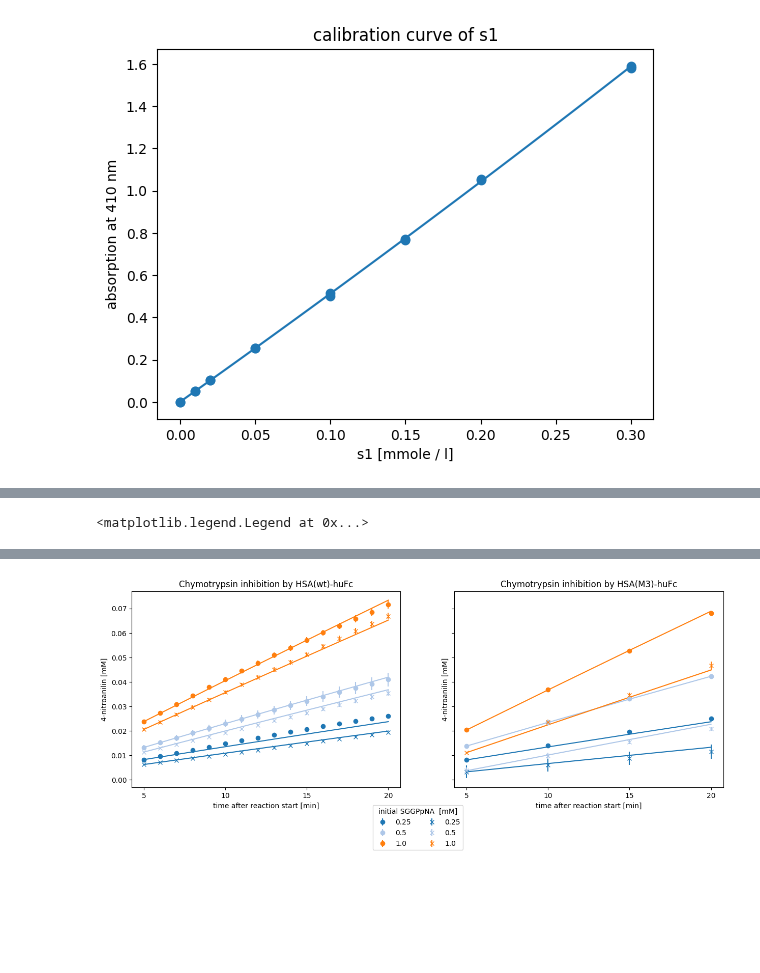
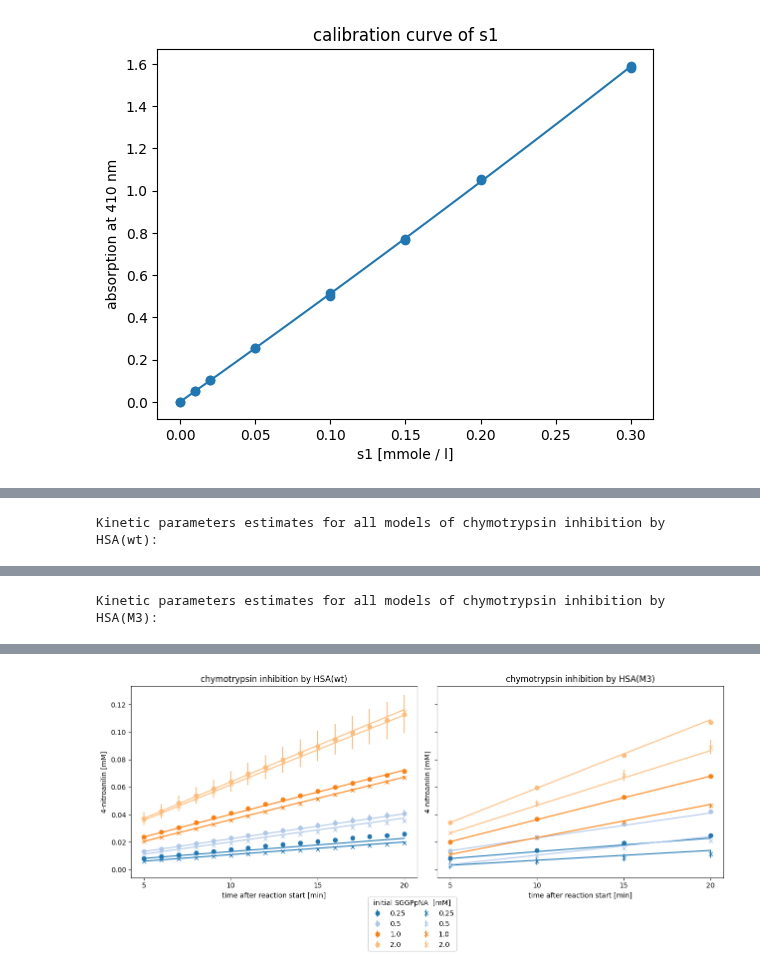
Before and after one commit to haeussma/masterthesis, a Jupyter notebook: _sources/scenarios/chymotrypsin_inhibition.ipynb, the cells around one changed output, grey strips where cells are left out. Saved outputs shown, nothing was run; the diff lists cells and outputs as text; code cells hidden in the pictures; blank space fills up the shorter version.

```diff
--- a/_sources/scenarios/chymotrypsin_inhibition.ipynb
+++ b/_sources/scenarios/chymotrypsin_inhibition.ipynb
@@ -226,14 +140,27 @@ kinetics_HSAM3.result_dict.drop(columns=["kcat [1/min]", "Km [mmole / l]"])
 # %%
-fig, axes = plt.subplots(1,2, figsize=(15,5), sharey=True, sharex=True)
-for e, (doc, ax) in enumerate(zip([kinetics_HSAwt ,kinetics_HSAM3], axes.flatten())):
-    doc.visualize(ax=ax)
+# Parameter estimation for HSA(wt) data set
+kinetics_HSAwt = ParameterEstimator.from_EnzymeML(chymo_HSAwt, reactant_id="s1", inhibitor_id="s2", measured_species="product")
+kinetics_HSAwt.fit_models(initial_substrate_concs=[0.25, 0.5, 1, 2], stop_time_index=-1, start_time_index=5, display_output=False)
+print("Kinetic parameters estimates for all models of chymotrypsin inhibition by HSA(wt):")
+display(kinetics_HSAwt.result_dict.drop(columns=["kcat [1/min]", "Km [mmole / l]"]))
+
+# Parameter estimation for HSA(M3) data set
+kinetics_HSAM3 = ParameterEstimator.from_EnzymeML(chymo_HSAM3, reactant_id="s1", inhibitor_id="s3", measured_species="product")
+kinetics_HSAM3.fit_models(initial_substrate_concs=[0.25, 0.5, 1, 2], stop_time_index=-1, start_time_index=1, display_output=False)
+print("\nKinetic parameters estimates for all models of chymotrypsin inhibition by HSA(M3):")
+display(kinetics_HSAM3.result_dict.drop(columns=["kcat [1/min]", "Km [mmole / l]"]))
+
+# Visualize experimental data and fitted models
+fig, axes = plt.subplots(1,2, figsize=(12.8,4.8), sharey=True, sharex=True)
+for e, (doc, ax, title) in enumerate(zip([kinetics_HSAwt ,kinetics_HSAM3], axes.flatten(), ["chymotrypsin inhibition by HSA(wt)", "chymotrypsin inhibition by HSA(M3)"])):
+    doc.visualize(ax=ax, title=title)
     ax.set_ylabel("4-nitroanilin [mM]")
     ax.set_xlabel("time after reaction start [min]")
     ax.set_xticks([5, 10, 15, 20])
 
 handles, labels = ax.get_legend_handles_labels()
 
-fig.legend(handles, labels, loc="lower center", ncol=2, title="initial SGGPpNA  [mM]", bbox_to_anchor=(0.5,-0.15))
-plt.show()
+fig.legend(handles, labels, loc="lower center", ncol=2, title="initial SGGPpNA  [mM]", bbox_to_anchor=(0.5,-0.2))
+plt.tight_layout()
 # %% [output]
-<matplotlib.legend.Legend at 0x...>
+Kinetic parameters estimates for all models of chymotrypsin inhibition by HSA(wt):
@@ -239,0 +173 @@ plt.show()
+Kinetic parameters estimates for all models of chymotrypsin inhibition by HSA(M3):
@@ -240 +180 @@ plt.show()
-[figure, old version]
+[figure, new version]
```
Also changed, not shown: parts of 23 cells of this notebook, 27 other files.
